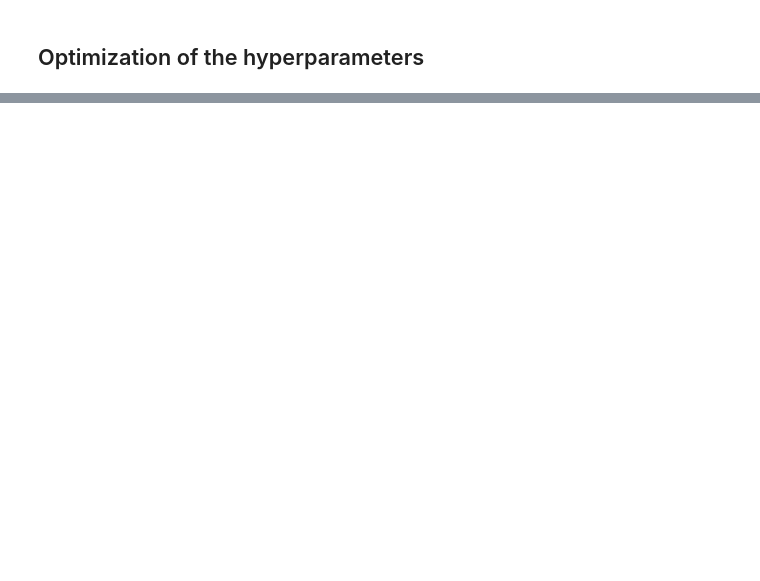
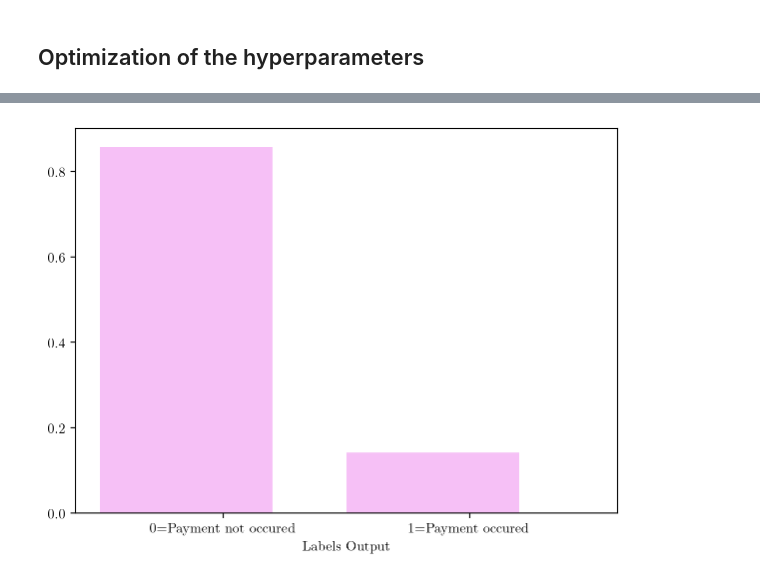
Before and after one commit to ludovicarbone/astrostatistics_bicocca_2024, a Jupyter notebook: working/L22_es.ipynb, the cells around one changed output, grey strips where cells are left out. Saved outputs shown, nothing was run; the diff lists cells and outputs as text; code cells hidden in the pictures; blank space fills up the shorter version.

```diff
--- a/working/L22_es.ipynb
+++ b/working/L22_es.ipynb
@@ -327,2 +246,0 @@ def bestnetwork_train(train_gal, train_lab, test_gal, test_lab, filename='traine
-# %%
-bestnetwork_train(X_test, lab_test, X_train, lab_train,filename='trained_best2.h5')
@@ -341,0 +247,9 @@ plot_roc_curve(model, X_test, lab_test)
+# %%
+plt.figure(figsize=(7, 5))
+bins = [-0.5, 0.5, 1.5]
+plt.hist(lab_train, bins, histtype='bar',  density=True, align='mid', width=0.7, color='violet', alpha=0.5)
+plt.xticks([0, 1], ['0=Payment not occured','1=Payment occured '])
+plt.xlabel('Labels Output')
+plt.show()
+# %% [output]
+[figure, added]
```
Also changed, not shown: parts of 30 cells of this notebook, 14 other files.
